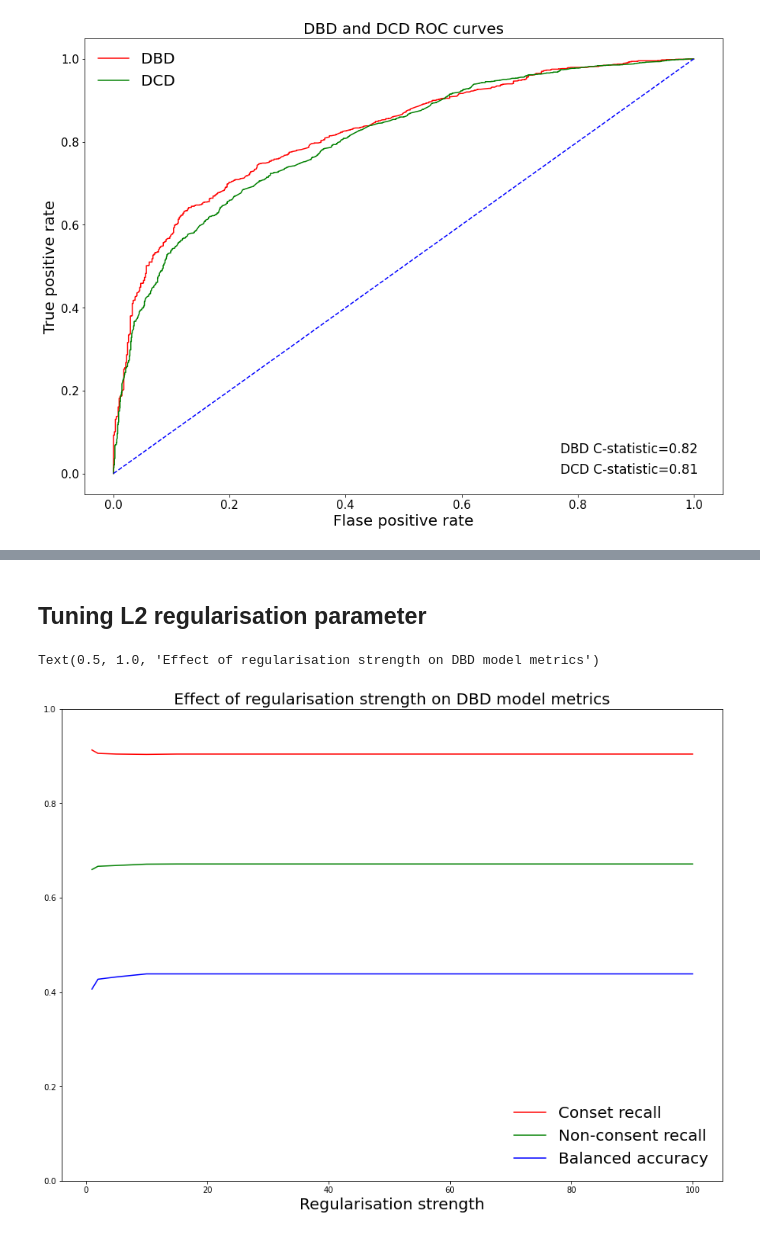
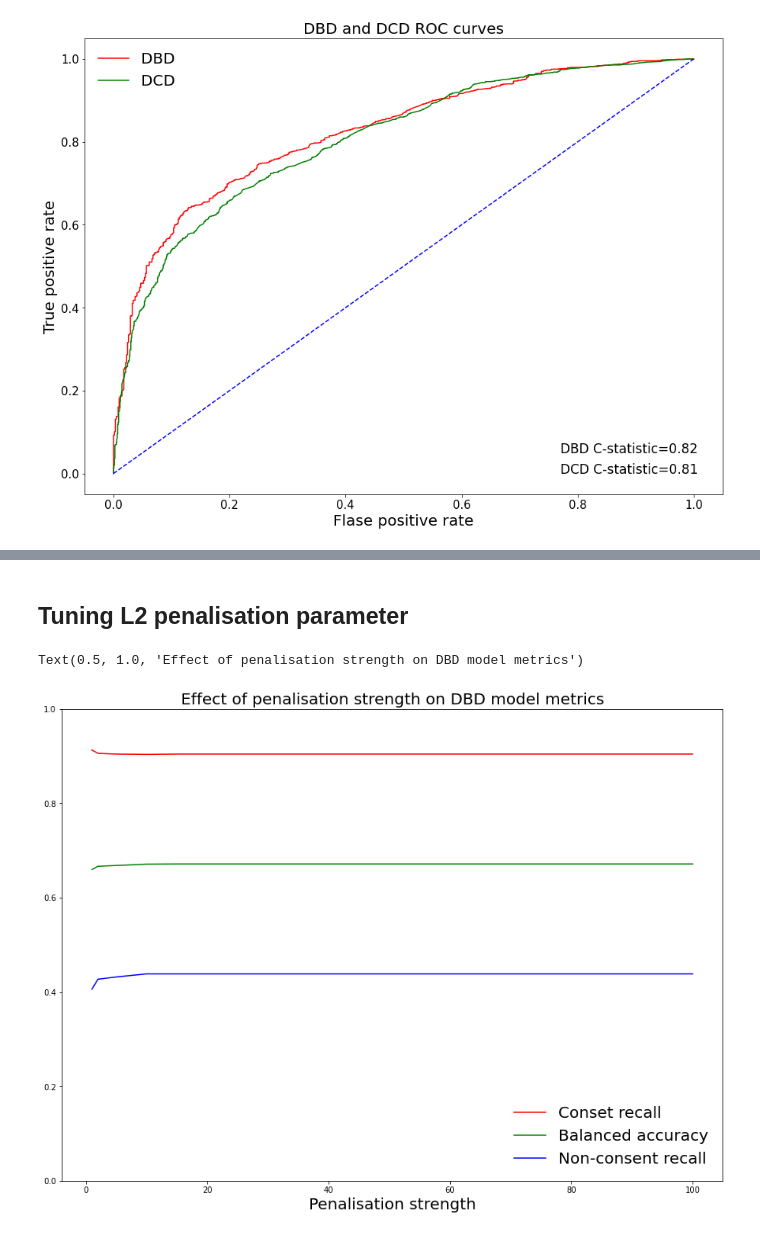
Before and after one commit to RoddyJaques/Organ-Donation-Consent-Prediction, a Jupyter notebook: 3 L2 Penalised Logistic regression.ipynb, the cells around one changed output, grey strips where cells are left out. Saved outputs shown, nothing was run; the diff lists cells and outputs as text; code cells hidden in the pictures.

```diff
--- a/3 L2 Penalised Logistic regression.ipynb
+++ b/3 L2 Penalised Logistic regression.ipynb
@@ -40,11 +43,20 @@ def show_metrics(actual,predict):
     print("Accuracy: " + str(round(mets.accuracy_score(actual, predict),2)))
 
     # Predicted vs actual consent rates
-    cons_rate = int(100 * len(actual[actual==2]) / len(actual) )
+    cons_rate = int(100 * len(actual[actual=="Consent"]) / len(actual) )
     print("\nActual consent rate: " + str(cons_rate))
 
-    pred_rate = int(100 * len(predict[predict==2]) / len(predict) )
+    pred_rate = int(100 * len(predict[predict=="Consent"]) / len(predict) )
     print("Predicted consent rate: " + str(pred_rate))
+
+    pass
+
+# Function to format consent column from integer code to text
+def format_consent(x):
+    if x == 2:
+        return "Consent"
+    if x == 1:
+        return "Non-consent"
 # %%
 # Read in datasets
 dbd_model_data = pd.read_csv("Data/dbd_model_data.csv")
@@ -57,7 +69,7 @@ dbd_cols = ["wish", "FORMAL_APR_WHEN", "donation_mentioned", "app_nature", "eth_
 dbd_model_data2 = pd.get_dummies(data=dbd_model_data,columns=dbd_cols[:-1],drop_first=True)
 
 dbd_features = dbd_model_data2.drop("FAMILY_CONSENT",axis=1)
-dbd_consents = dbd_model_data2["FAMILY_CONSENT"]
+dbd_consents = dbd_model_data2["FAMILY_CONSENT"].apply(format_consent)
 
 # Columns used to create DCD model in paper
 dcd_cols = ["wish", "donation_mentioned",
@@ -67,7 +79,7 @@ dcd_cols = ["wish", "donation_mentioned",
 dcd_model_data2 = pd.get_dummies(data=dcd_model_data,columns=dcd_cols[:-1],drop_first=True)
 
 dcd_features = dcd_model_data2.drop("FAMILY_CONSENT",axis=1)
-dcd_consents = dcd_model_data2["FAMILY_CONSENT"]
+dcd_consents = dcd_model_data2["FAMILY_CONSENT"].apply(format_consent)
 
 # creating a train and testing dataset for DBD and DCD approaches
 DBD_X_train, DBD_X_test, DBD_y_train, DBD_y_test = train_test_split(dbd_features,dbd_consents, test_size=0.33, random_state=10)
@@ -159,31 +189,36 @@ Text(0.5, 1.0, 'DBD and DCD ROC curves')
 # %% [markdown]
-## Tuning L2 regularisation parameter
+## Tuning L2 penalisation parameter
 # %%
+# Penalisation strengths to be tested
+cs = [1,2,5,10,15,20,30,40,100]
+
+# Empty arrays to for balanced accuracy and recall for each class at each penalisation strength
 recall_cons = []
 recall_refs = []
 bas = []
-cs = [1,2,5,10,15,20,30,40,100]
 
+# fit models with different penalisation strengths
 for c in cs:
     LR_model = LogisticRegression(penalty='l2',C=c)
     DBD_LR = LR_model.fit(DBD_X_train,DBD_y_train)
     DBD_preds = DBD_LR.predict(DBD_X_test)
-    recall_cons.append(mets.recall_score(DBD_y_test,DBD_preds,pos_label=2))
-    recall_refs.append(mets.recall_score(DBD_y_test,DBD_preds,pos_label=1))
+    recall_cons.append(mets.recall_score(DBD_y_test,DBD_preds,pos_label="Consent"))
+    recall_refs.append(mets.recall_score(DBD_y_test,DBD_preds,pos_label="Non-consent"))
     bas.append(mets.balanced_accuracy_score(DBD_y_test,DBD_preds))
 
+# plot metrics against penalisation strength
 fig, ax = plt.subplots(1,1,figsize=[15,11],facecolor="white")
 ax.set_facecolor("white")
 
 ax.plot(cs,recall_cons,"r")
 ax.plot(cs,bas,"g")
 ax.plot(cs,recall_refs,"b")
-plt.xlabel("Regularisation strength",size=20)
-ax.legend(["Conset recall","Non-consent recall","Balanced accuracy"],loc=4,fontsize=20,frameon=False)
+plt.xlabel("Penalisation strength",size=20)
+ax.legend(["Conset recall","Balanced accuracy","Non-consent recall"],loc=4,fontsize=20,frameon=False)
 ax.set_ylim([0,1])
 
-plt.title("Effect of regularisation strength on DBD model metrics",size=20)
+plt.title("Effect of penalisation strength on DBD model metrics",size=20)
 # %% [output]
-Text(0.5, 1.0, 'Effect of regularisation strength on DBD model metrics')
+Text(0.5, 1.0, 'Effect of penalisation strength on DBD model metrics')
-[figure, old version]
+[figure, new version]
 # %%
```
Also changed, not shown: parts of 9 cells of this notebook, 2 other files.
